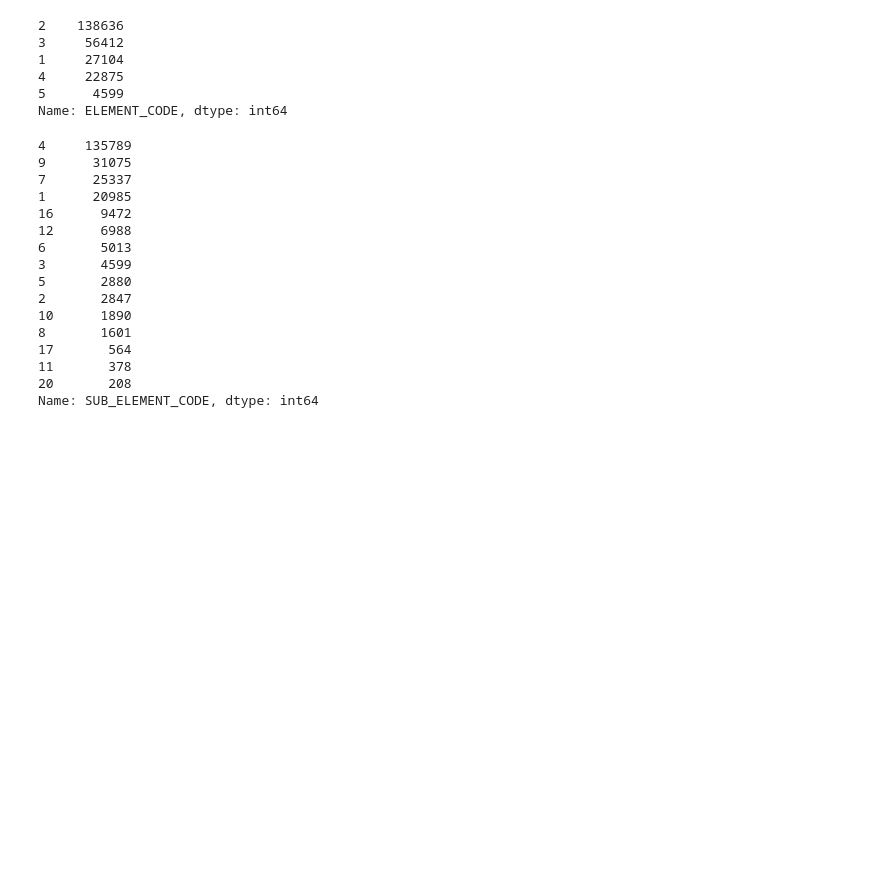
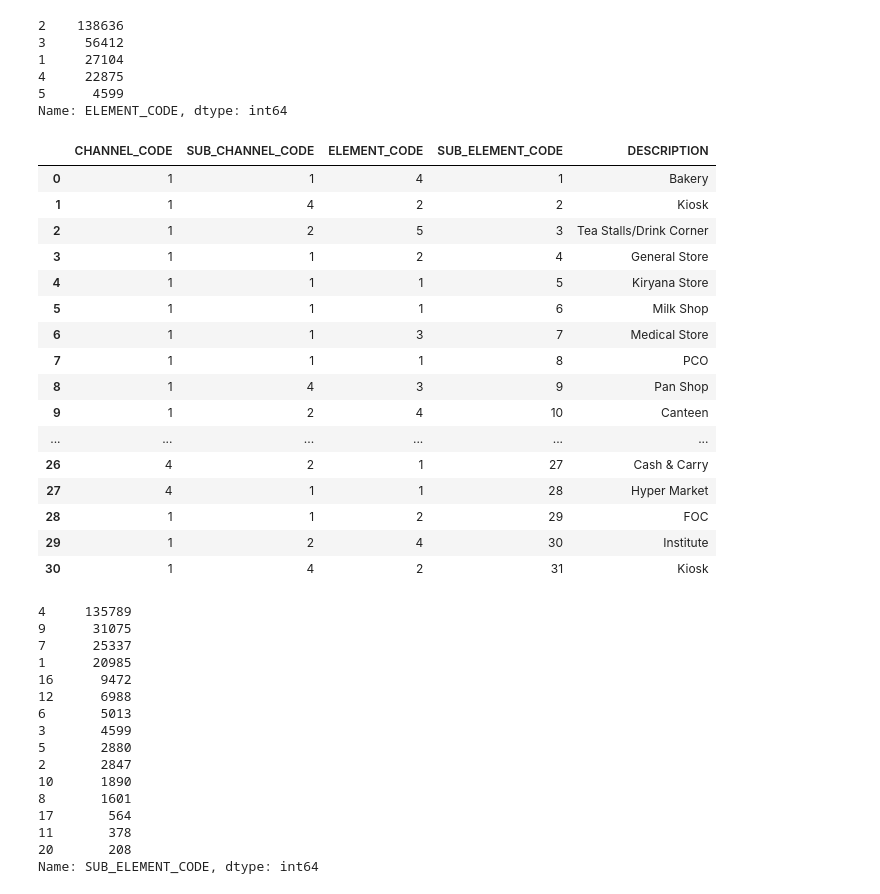
Before and after one commit to danishdata/ids-notebooks, a Jupyter notebook: Descriptive Statistics (Danish).ipynb, the cells around one changed output. Saved outputs shown, nothing was run; the diff lists cells and outputs as text; code cells hidden in the pictures; blank space fills up the shorter version.

```diff
--- a/Descriptive Statistics (Danish).ipynb
+++ b/Descriptive Statistics (Danish).ipynb
@@ -10,3 +9,6 @@ from IPython.display import Image
 # %%
 BASE_DIR = os.getcwd()
 file_path = '%s/../Data.csv'%BASE_DIR
+# %%
+appendices_path = '%s/Appendices.xlsx'%BASE_DIR
+appendices = pd.ExcelFile(appendices_path)
@@ -12,0 +17,2 @@ file_path = '%s/../Data.csv'%BASE_DIR
+# %%
+pd.set_option('display.max_colwidth', -1)
@@ -663,6 +754,26 @@ df['ELEMENT_CODE'].value_counts()
 4     22875
 5      4599
 Name: ELEMENT_CODE, dtype: int64
+# %%
+appendices.parse("Sub_Element")
+# %% [output]
+|  | CHANNEL_CODE | SUB_CHANNEL_CODE | ELEMENT_CODE | SUB_ELEMENT_CODE | DESCRIPTION |
+| 0 | 1 | 1 | 4 | 1 | Bakery |
+| 1 | 1 | 4 | 2 | 2 | Kiosk |
+| 2 | 1 | 2 | 5 | 3 | Tea Stalls/Drink Corner |
+| 3 | 1 | 1 | 2 | 4 | General Store |
+| 4 | 1 | 1 | 1 | 5 | Kiryana Store |
+| 5 | 1 | 1 | 1 | 6 | Milk Shop |
+| 6 | 1 | 1 | 3 | 7 | Medical Store |
+| 7 | 1 | 1 | 1 | 8 | PCO |
+| 8 | 1 | 4 | 3 | 9 | Pan Shop |
+| 9 | 1 | 2 | 4 | 10 | Canteen |
+| ... | ... | ... | ... | ... | ... |
+| 26 | 4 | 2 | 1 | 27 | Cash & Carry |
+| 27 | 4 | 1 | 1 | 28 | Hyper Market |
+| 28 | 1 | 1 | 2 | 29 | FOC |
+| 29 | 1 | 2 | 4 | 30 | Institute |
+| 30 | 1 | 4 | 2 | 31 | Kiosk |
 # %%
 df['SUB_ELEMENT_CODE'].value_counts()
 # %% [output]
```
Also changed, not shown: parts of 24 cells of this notebook, 2 other files.
